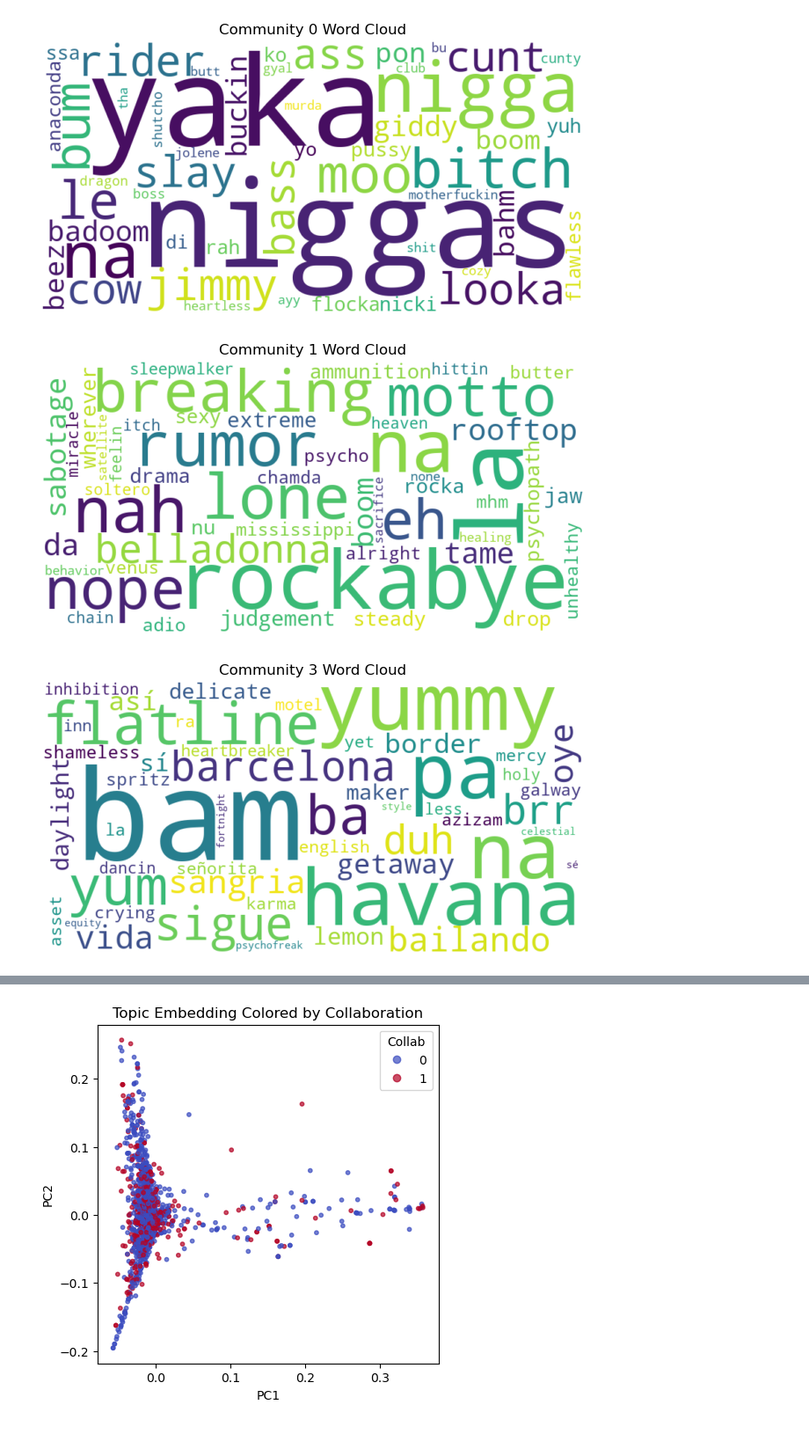
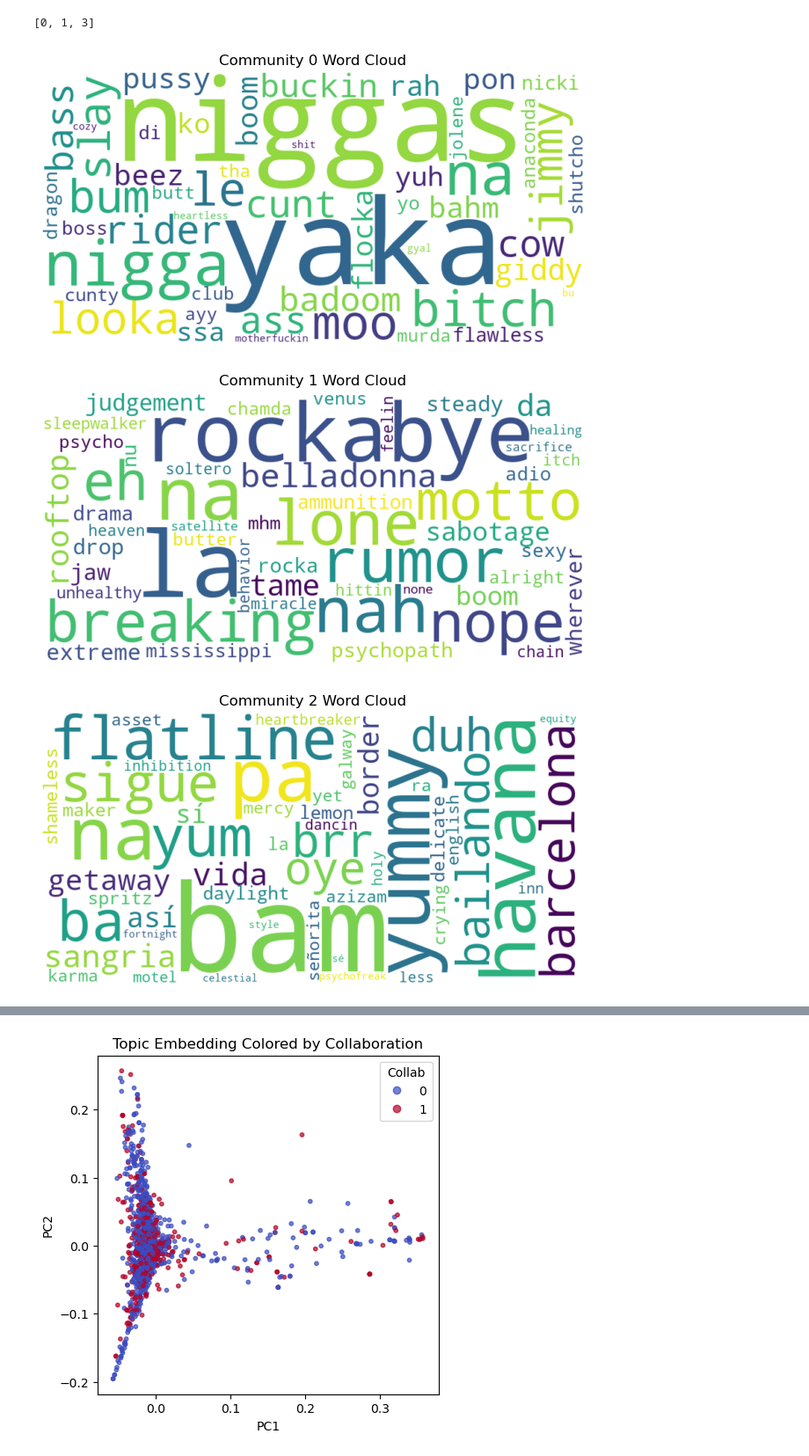
Before and after one commit to Benyla/Final_Assignment_02467, a Jupyter notebook: lyrics_analysis.ipynb, the cells around one changed output, grey strips where cells are left out. Shown at 88% size. Saved outputs shown, nothing was run; the diff lists cells and outputs as text; code cells hidden in the pictures.

```diff
--- a/lyrics_analysis.ipynb
+++ b/lyrics_analysis.ipynb
@@ -86,23 +86,27 @@ top_communities = (
 
 # < -- VISUALIZATIONS -- >
 plt.style.use('default')
+# %%
+top_communities[:3]
+# %% [output]
+[0, 1, 3]
 # %%
 # Word clouds for top communities
-for cid in top_communities[:3]:
+for idx, cid in enumerate(top_communities[:3]):
     freqs = tokens_count.query("community_id==@cid and tf_idf>0") \
                         .nlargest(50, "tf_idf") \
                         .set_index("token")["tf_idf"].to_dict()
     if not freqs:
         continue
     wc = WordCloud(width=800, height=400, max_words=50,
                    background_color="white").generate_from_frequencies(freqs)
     plt.figure(figsize=(8,4))
     plt.imshow(wc, interpolation="bilinear")
     plt.axis("off")
-    plt.title(f"Community {cid} Word Cloud")
+    plt.title(f"Community {idx} Word Cloud")
     plt.show()
 # %% [output]
-[figure, old version]
+[figure, new version]
-[figure, old version]
+[figure, new version]
-[figure, old version]
+[figure, new version]
 # %%
```
Also changed, not shown: parts of 3 cells of this notebook, 8 other files.
